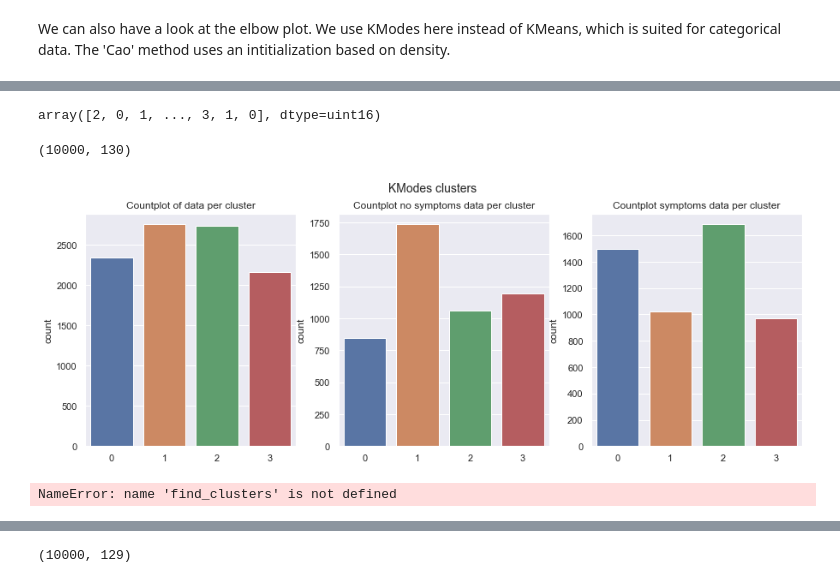
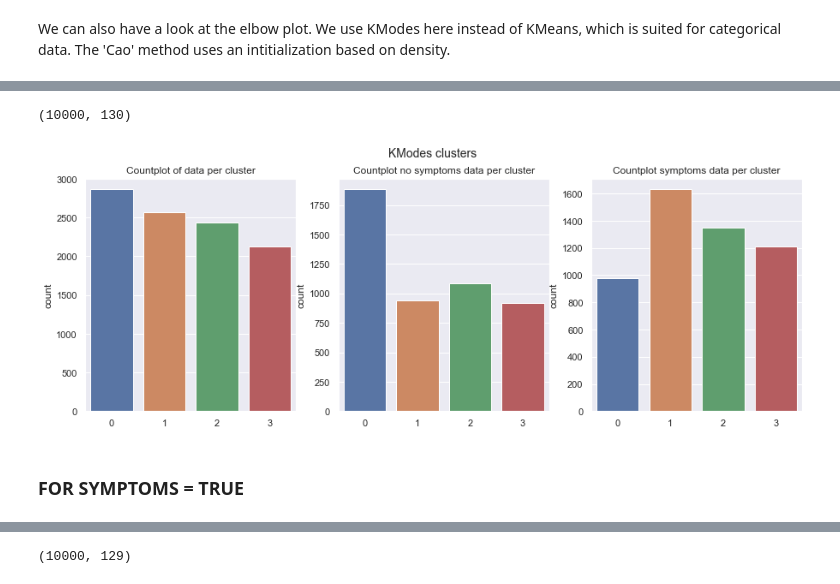
Before and after one commit to bjornite/IN-STK9000, a Jupyter notebook: Project_2/Project2-final.ipynb, the cells around one changed output, grey strips where cells are left out. Saved outputs shown, nothing was run; the diff lists cells and outputs as text; code cells hidden in the pictures.

```diff
--- a/Project_2/Project2-final.ipynb
+++ b/Project_2/Project2-final.ipynb
@@ -117,9 +95,5 @@ Best run was number 5
-# %%
-clusters
-# %% [output]
-array([2, 0, 1, ..., 3, 1, 0], dtype=uint16)
 # %%
-obs_clusters_kmeans = np.append(observations, clusters[:,None], 1)
+obs_clusters = np.append(observations, clus[:,None], 1)
 # %%
-obs_clusters_kmeans = np.append(obs_clusters_kmeans, labels[:,None], 1)
+obs_clusters = np.append(obs_clusters, labels[:,None], 1)
 # %%
@@ -130,5 +104,5 @@ obs_clusters_kmeans.shape
 # %% [output]
 (10000, 130)
 # %%
-symptoms_true_k = obs_clusters_kmeans[np.where(obs_clusters_kmeans[:,129] != 0)]
-symptoms_false_k = obs_clusters_kmeans[np.where(obs_clusters_kmeans[:,129] == 0)]
+symptoms_true = obs_clusters[np.where(obs_clusters[:,129] != 0)]
+symptoms_false = obs_clusters[np.where(obs_clusters[:,129] == 0)]
@@ -138,15 +109,19 @@ clusters_symp_k = symptoms_true_k[:,128]
+# %%
+clusters_no_symp = symptoms_false[:,128]
+clusters_symp = symptoms_true[:,128]
 # %%
 fig1, ax = plt.subplots(figsize = (15, 5), ncols = 3)
-sns.countplot(clusters, ax = ax[0])
-sns.countplot(clusters_no_symp_k, ax = ax[1])
-sns.countplot(clusters_symp_k, ax = ax[2])
+sns.countplot(clus, ax = ax[0])
+sns.countplot(clusters_no_symp, ax = ax[1])
+sns.countplot(clusters_symp, ax = ax[2])
 
 fig1.suptitle("KModes clusters", fontsize=14)
 ax[0].set_title('Countplot of data per cluster')
 ax[1].set_title('Countplot no symptoms data per cluster')
 ax[2].set_title('Countplot symptoms data per cluster')
 
+fig1.savefig('Images/KModes_clusters_countplots')
 
 plt.show()
 # %% [output]
-[figure, old version]
+[figure, new version]
@@ -154,0 +128,2 @@ k = 3
+# %% [markdown]
+### FOR SYMPTOMS = TRUE
@@ -155,9 +139,3 @@ k = 3
 # %%
-obs_symp_true = symptoms_true[:,:128]
-labels_symp_true = symptoms_true[:,128]
-
-centers_symp, k_clusters_symp = find_clusters(obs_symp_true, k)
-symp_clusters = np.append(obs_symp_true, k_clusters_symp[:,None], 1)
+symp_clusters = np.append(obs_symp_true, clus1[:,None], 1)
 symp_clusters = np.append(symp_clusters, labels_symp_true[:,None], 1)
-# %% [output]
-NameError: name 'find_clusters' is not defined
```
Also changed, not shown: parts of 25 cells of this notebook, 18 other files.
